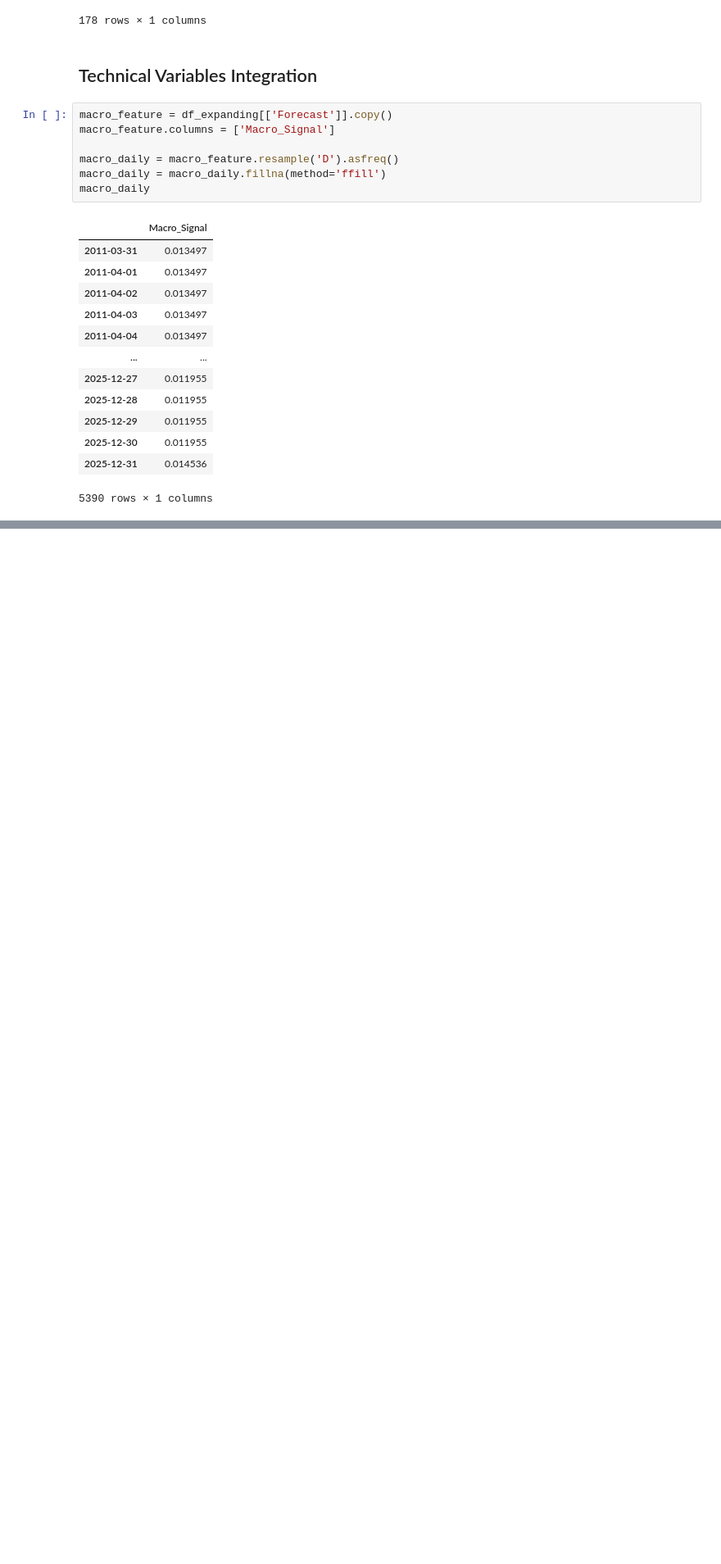
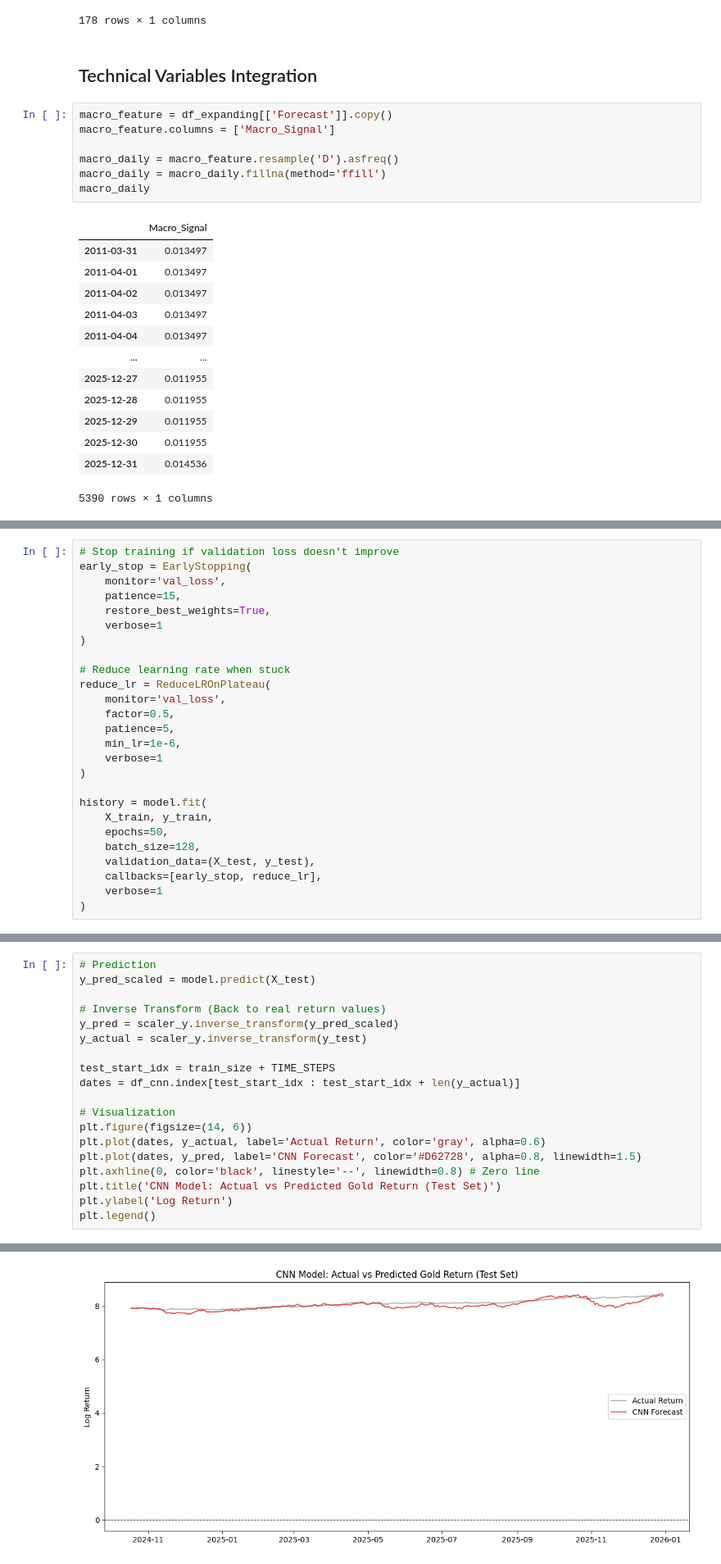
Before and after one commit to FulinQ/AQT, a Jupyter notebook: ARDL_ECM.ipynb, the cells around one changed output, grey strips where cells are left out. Shown at 82% size. Drawn from its saved outputs; the diff is of its cells as text; blank space fills up the shorter version.

```diff
--- a/ARDL_ECM.ipynb
+++ b/ARDL_ECM.ipynb
@@ -1318,0 +1369,26 @@ Input Shape: (3120, 20, 13) (Samples, Time Steps, Features)
+# %%
+# Stop training if validation loss doesn't improve
+early_stop = EarlyStopping(
+    monitor='val_loss',
+    patience=15,
+    restore_best_weights=True,
+    verbose=1
+)
+
+# Reduce learning rate when stuck
+reduce_lr = ReduceLROnPlateau(
+    monitor='val_loss',
+    factor=0.5,
+    patience=5,
+    min_lr=1e-6,
+    verbose=1
+)
+
+history = model.fit(
+    X_train, y_train,
+    epochs=50,
+    batch_size=128,
+    validation_data=(X_test, y_test),
+    callbacks=[early_stop, reduce_lr],
+    verbose=1
+)
@@ -1318,0 +1413,20 @@ Input Shape: (3120, 20, 13) (Samples, Time Steps, Features)
+# %%
+# Prediction
+y_pred_scaled = model.predict(X_test)
+
+# Inverse Transform (Back to real return values)
+y_pred = scaler_y.inverse_transform(y_pred_scaled)
+y_actual = scaler_y.inverse_transform(y_test)
+
+test_start_idx = train_size + TIME_STEPS
+dates = df_cnn.index[test_start_idx : test_start_idx + len(y_actual)]
+
+# Visualization
+plt.figure(figsize=(14, 6))
+plt.plot(dates, y_actual, label='Actual Return', color='gray', alpha=0.6)
+plt.plot(dates, y_pred, label='CNN Forecast', color='#D62728', alpha=0.8, linewidth=1.5)
+plt.axhline(0, color='black', linestyle='--', linewidth=0.8) # Zero line
+plt.title('CNN Model: Actual vs Predicted Gold Return (Test Set)')
+plt.ylabel('Log Return')
+plt.legend()
+# %% [output]
@@ -1318,0 +1435 @@ Input Shape: (3120, 20, 13) (Samples, Time Steps, Features)
+[figure, added]
```
Also changed, not shown: parts of 18 cells of this notebook, 3 other files.
